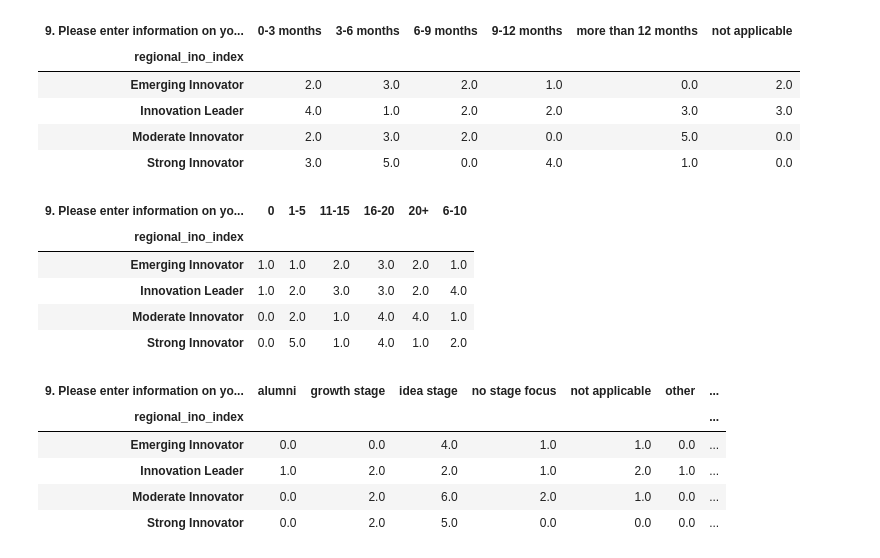
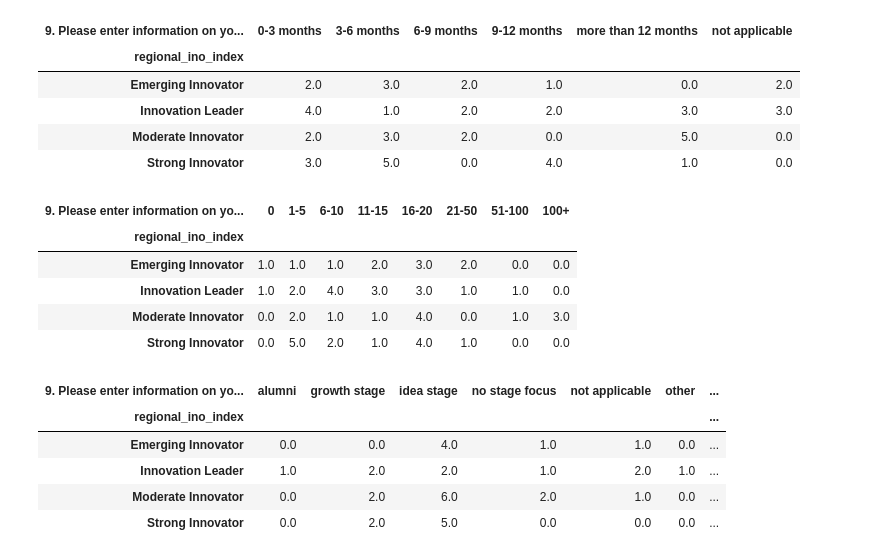
Before and after one commit to tahasarnic/EIT-surver, a Jupyter notebook: analysis.ipynb, the cells around one changed output. Drawn from its saved outputs; the diff is of its cells as text; code cells hidden in the pictures.

Commit message:
project finished

```diff
--- a/analysis.ipynb
+++ b/analysis.ipynb
@@ -38,34 +41,39 @@ df_ques_9.groupby('regional_ino_index')[df_ques_9.columns[1]].value_counts().res
 | Moderate Innovator | 2.0 | 3.0 | 2.0 | 0.0 | 5.0 | 0.0 |
 | Strong Innovator | 3.0 | 5.0 | 0.0 | 4.0 | 1.0 | 0.0 |
 # %%
-# Cohort size manipulation
-def cat_cohort_1(data):
-    try:
-        if data == 0:
-            return '0'
-        elif data >= 1 and data <= 5:
-            return '1-5'
-        elif data > 5 and data <= 10:
-            return '6-10'
-        elif data > 10 and data <= 15:
-            return '11-15'
-        elif data > 15 and data <= 20:
-            return '16-20'
-        else:
-            return '20+'
-    except:
-        return np.nan
-df_ques_9[df_ques_9.columns[2]] = df_ques_9[df_ques_9.columns[2]].replace(['15-20', 'average 20', '140-180 projects', '13 startups', '1000+', '3 - 6', '5 + 5', '10-100', '5-6'], ['17.5', '20', '160', '13', '1000', '4.5', '10', '55', '5.5']).astype('float')
-df_ques_9[df_ques_9.columns[2]] = df_ques_9[df_ques_9.columns[2]].apply(cat_cohort_1)
+# Cohort size categoration
+def cat_cohort_size(data):
+    if data == 0:
+        return '0'
+    elif data >= 1 and data <= 5:
+        return '1-5'
+    elif data > 5 and data <= 10:
+        return '6-10'
+    elif data > 10 and data <= 15:
+        return '11-15'
+    elif data > 15 and data <= 20:
+        return '16-20'
+    elif data > 20 and data <= 50:
+        return '21-50'
+    elif data > 50 and data <= 100:
+        return '51-100'
+    elif data > 100:
+        return '100+'
+# %%
+# Cohort size manipulation
+df_ques_9[df_ques_9.columns[2]] = df_ques_9[df_ques_9.columns[2]].replace(['-', '10-100', '10-15', '10-20', '100+', '1000+', '13  initiatives', '13 startups', '140-180 projects', '15-20', '20-50 individuals', '25-40 projects', '3 - 6', '5 + 5', '5-6', 'X', 'average 10', 'average 20', 'no'], ['0', '55', '12.5', '15', '101', '1001', '13', '13', '160', '17.5', '35', '32.5', '4.5', '10', '5.5', '0', '10', '20', '0']).astype(float)
+df_ques_9[df_ques_9.columns[2]] = df_ques_9[df_ques_9.columns[2]].apply(cat_cohort_size)
+df_ques_9[df_ques_9.columns[2]] = df_ques_9[df_ques_9.columns[2]].astype('category').cat.set_categories(['0', '1-5', '6-10', '11-15', '16-20', '21-50', '51-100', '100+'])
 # %%
 # Program cohort size count
-df_ques_9.groupby('regional_ino_index')[df_ques_9.columns[2]].value_counts().reset_index().pivot_table(values = 'count', index = 'regional_ino_index', columns = df_ques_9.columns[2]).fillna(0)
+ques_9_cohort_1 = df_ques_9.groupby('regional_ino_index')[df_ques_9.columns[2]].value_counts().reset_index().pivot_table(values = 'count', index = 'regional_ino_index', columns = df_ques_9.columns[2]).fillna(0)
+ques_9_cohort_1
 # %% [output]
-| 9. Please enter information on yo... | 0 | 1-5 | 11-15 | 16-20 | 20+ | 6-10 |
-| regional_ino_index |  |  |  |  |  |  |
-| Emerging Innovator | 1.0 | 1.0 | 2.0 | 3.0 | 2.0 | 1.0 |
-| Innovation Leader | 1.0 | 2.0 | 3.0 | 3.0 | 2.0 | 4.0 |
-| Moderate Innovator | 0.0 | 2.0 | 1.0 | 4.0 | 4.0 | 1.0 |
-| Strong Innovator | 0.0 | 5.0 | 1.0 | 4.0 | 1.0 | 2.0 |
+| 9. Please enter information on yo... | 0 | 1-5 | 6-10 | 11-15 | 16-20 | 21-50 | 51-100 | 100+ |
+| regional_ino_index |  |  |  |  |  |  |  |  |
+| Emerging Innovator | 1.0 | 1.0 | 1.0 | 2.0 | 3.0 | 2.0 | 0.0 | 0.0 |
+| Innovation Leader | 1.0 | 2.0 | 4.0 | 3.0 | 3.0 | 1.0 | 1.0 | 0.0 |
+| Moderate Innovator | 0.0 | 2.0 | 1.0 | 1.0 | 4.0 | 0.0 | 1.0 | 3.0 |
+| Strong Innovator | 0.0 | 5.0 | 2.0 | 1.0 | 4.0 | 1.0 | 0.0 | 0.0 |
 # %%
 # Program stage focus count
```
Also changed, not shown: parts of 73 cells of this notebook.
